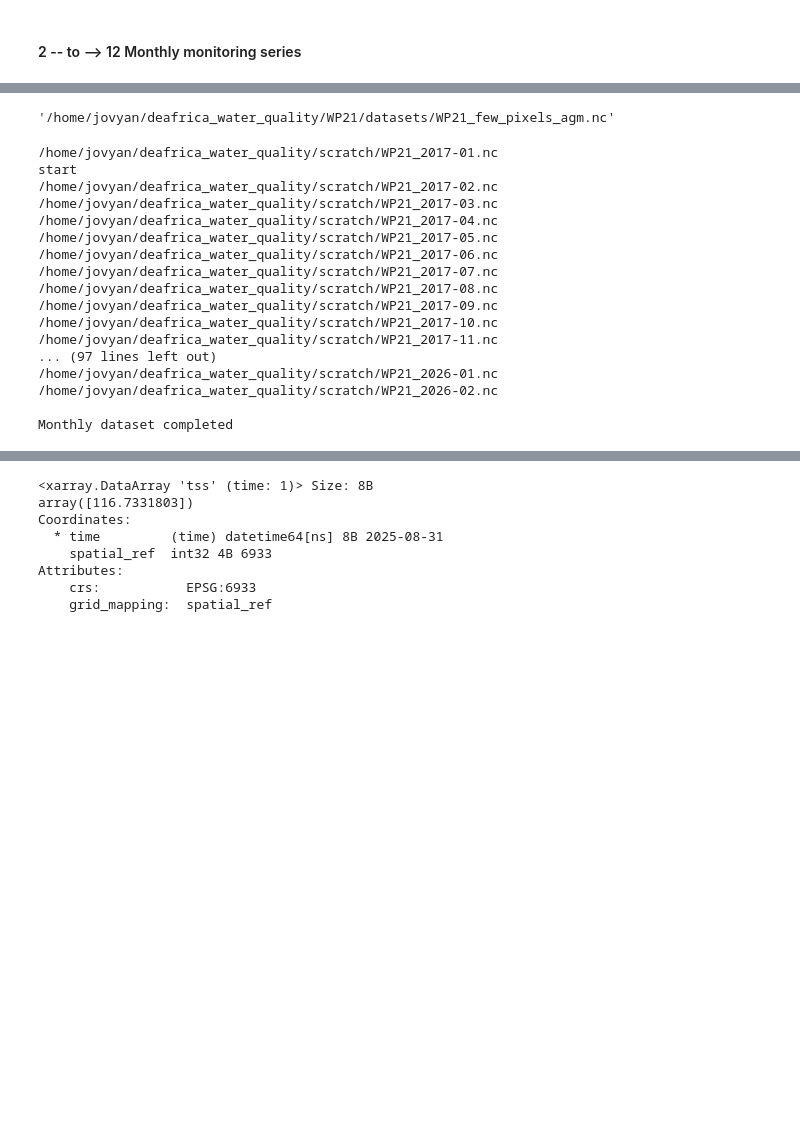
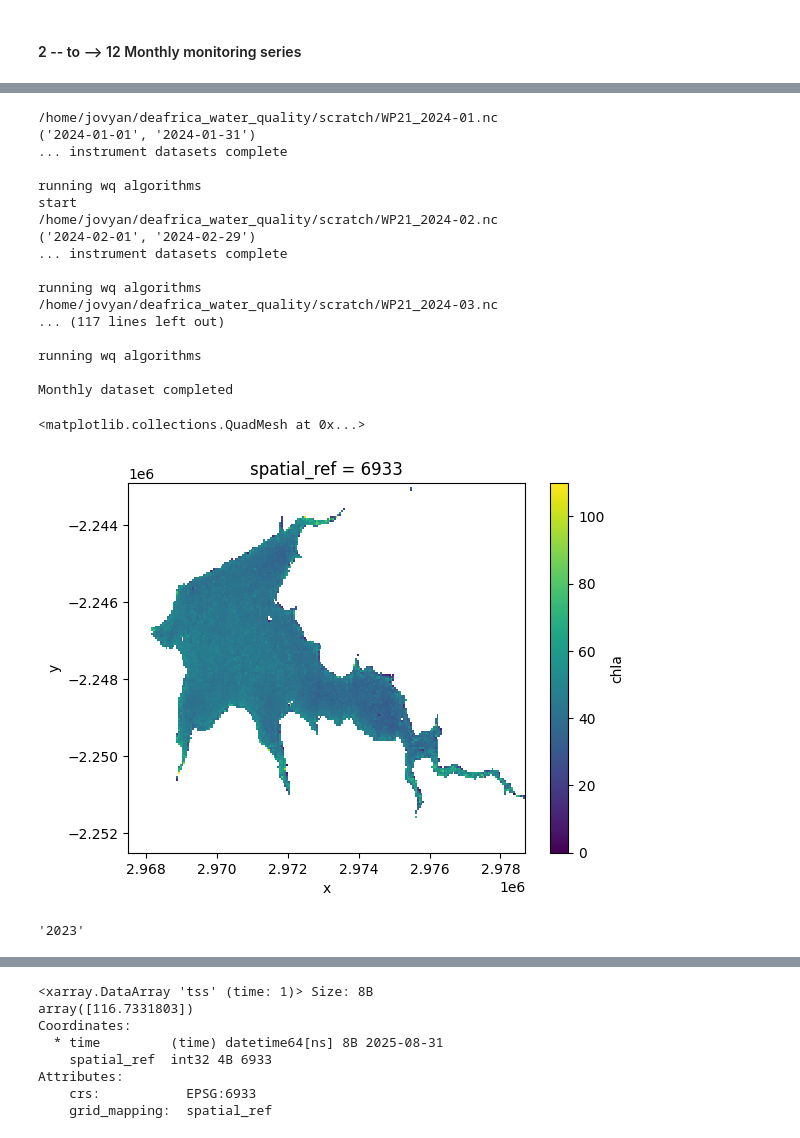
Before and after one commit to digitalearthafrica/deafrica_water_quality, a Jupyter notebook: WP2.1/WP2.1.ipynb, the cells around one changed output, grey strips where cells are left out. Saved outputs shown, nothing was run; the diff lists cells and outputs as text; code cells hidden in the pictures; blank space fills up the shorter version.

```diff
--- a/WP2.1/WP2.1.ipynb
+++ b/WP2.1/WP2.1.ipynb
@@ -637,7 +655,3 @@ over_write = False
-# %%
-dataset_agm_filename
-# %% [output]
-'/home/jovyan/deafrica_water_quality/WP21/datasets/WP21_few_pixels_agm.nc'
 # %%
     # --- build the monthly time series ---
 monthly_dataset_filename = dataset_filename
@@ -657,7 +671,7 @@ else:
 
             # reduce on time (some  variables on the median, but other special cases)
             ds_month_res = ds_month\
-                .where(ds_month.qa_score > 0)\
+                .where(ds_month.qa_score > 0.5)\
                 .resample(time='ME').mean()
             ds_month_res['owt']           = ds_month.resample(time='ME').median().owt
             # -- capture the number of potential and actual observations of clear water
@@ -689,20 +703,31 @@ else:
     ds_months = ds
 print('\nMonthly dataset completed')
 # %% [output]
-/home/jovyan/deafrica_water_quality/scratch/WP21_2017-01.nc
+/home/jovyan/deafrica_water_quality/scratch/WP21_2024-01.nc
+('2024-01-01', '2024-01-31')
+... instrument datasets complete
+
+running wq algorithms
 start
-/home/jovyan/deafrica_water_quality/scratch/WP21_2017-02.nc
-/home/jovyan/deafrica_water_quality/scratch/WP21_2017-03.nc
-/home/jovyan/deafrica_water_quality/scratch/WP21_2017-04.nc
-/home/jovyan/deafrica_water_quality/scratch/WP21_2017-05.nc
-/home/jovyan/deafrica_water_quality/scratch/WP21_2017-06.nc
-/home/jovyan/deafrica_water_quality/scratch/WP21_2017-07.nc
-/home/jovyan/deafrica_water_quality/scratch/WP21_2017-08.nc
-/home/jovyan/deafrica_water_quality/scratch/WP21_2017-09.nc
-/home/jovyan/deafrica_water_quality/scratch/WP21_2017-10.nc
-/home/jovyan/deafrica_water_quality/scratch/WP21_2017-11.nc
-... (97 lines left out)
-/home/jovyan/deafrica_water_quality/scratch/WP21_2026-01.nc
-/home/jovyan/deafrica_water_quality/scratch/WP21_2026-02.nc
+/home/jovyan/deafrica_water_quality/scratch/WP21_2024-02.nc
+('2024-02-01', '2024-02-29')
+... instrument datasets complete
+
+running wq algorithms
+/home/jovyan/deafrica_water_quality/scratch/WP21_2024-03.nc
+... (117 lines left out)
+
+running wq algorithms
 
 Monthly dataset completed
+# %%
+ds_months.chla.mean(dim='time').plot()
+# %% [output]
+<matplotlib.collections.QuadMesh at 0x...>
+[figure, added]
+# %%
+m = months[months.start_time=='2023-09-01']
+m.start_time.strftime('%Y').item()
+#m.end_time
+# %% [output]
+'2023'
```
Also changed, not shown: parts of 27 cells of this notebook, 1 other file.
